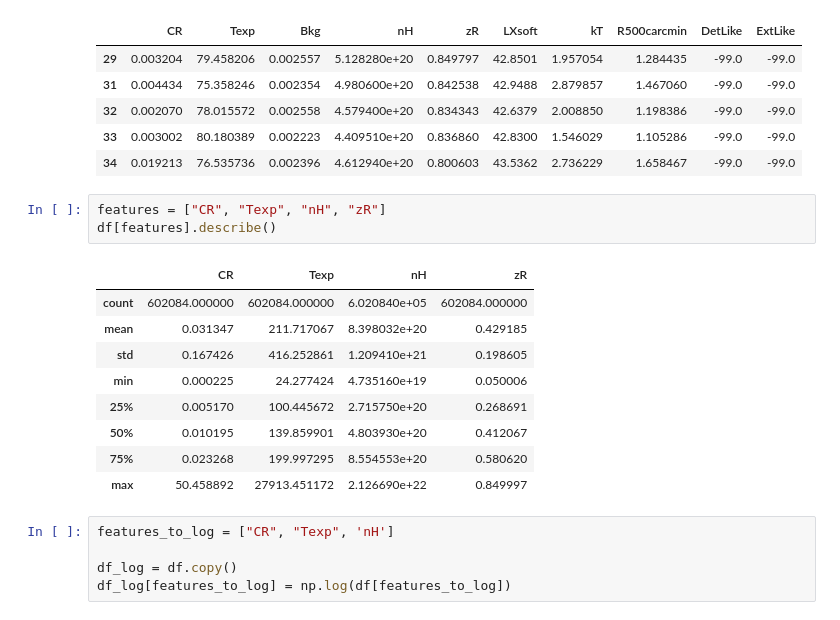
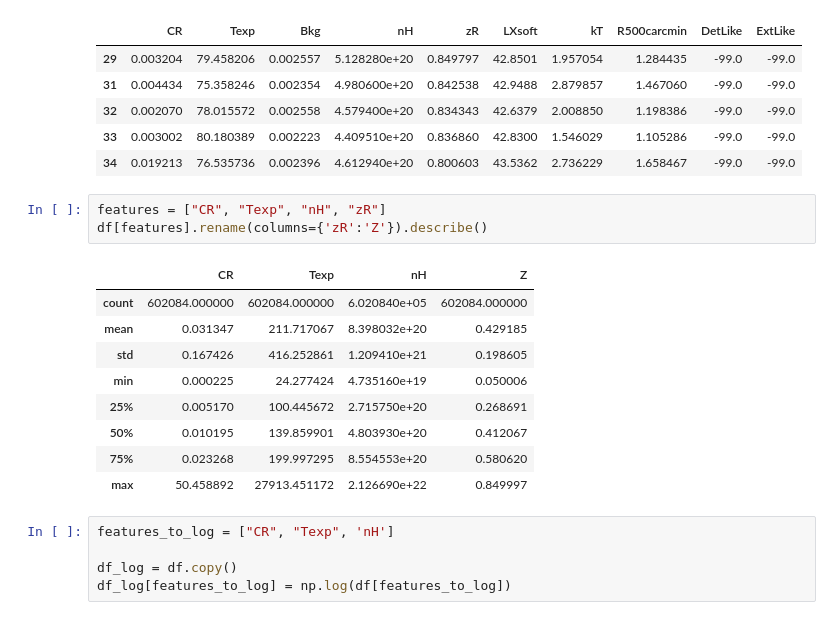
Before and after one commit to ArtyomDiachenko/NN-Clusters, a Jupyter notebook: catalogue_sampler/selection_function_fit/classifier_fit.ipynb, the cells around one changed output. Cells and saved outputs as stored; diff of their text form.

```diff
--- a/catalogue_sampler/selection_function_fit/classifier_fit.ipynb
+++ b/catalogue_sampler/selection_function_fit/classifier_fit.ipynb
@@ -33,9 +33,9 @@ df.head()
 | 34 | 0.019213 | 76.535736 | 0.002396 | 4.612940e+20 | 0.800603 | 43.5362 | 2.736229 | 1.658467 | -99.0 | -99.0 |
 # %%
 features = ["CR", "Texp", "nH", "zR"]
-df[features].describe()
+df[features].rename(columns={'zR':'Z'}).describe()
 # %% [output]
-|  | CR | Texp | nH | zR |
+|  | CR | Texp | nH | Z |
 | count | 602084.000000 | 602084.000000 | 6.020840e+05 | 602084.000000 |
 | mean | 0.031347 | 211.717067 | 8.398032e+20 | 0.429185 |
 | std | 0.167426 | 416.252861 | 1.209410e+21 | 0.198605 |
```
Also changed, not shown: parts of 1 cell of this notebook, 6 other files.
